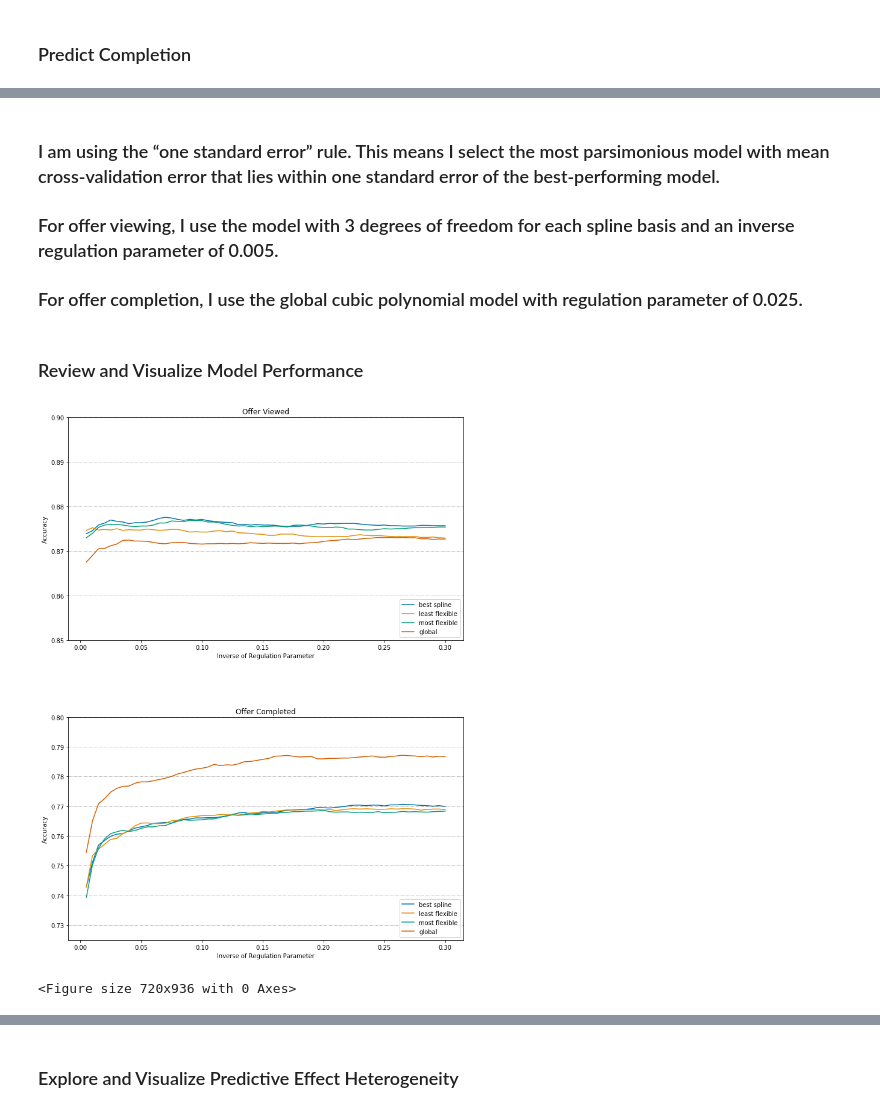
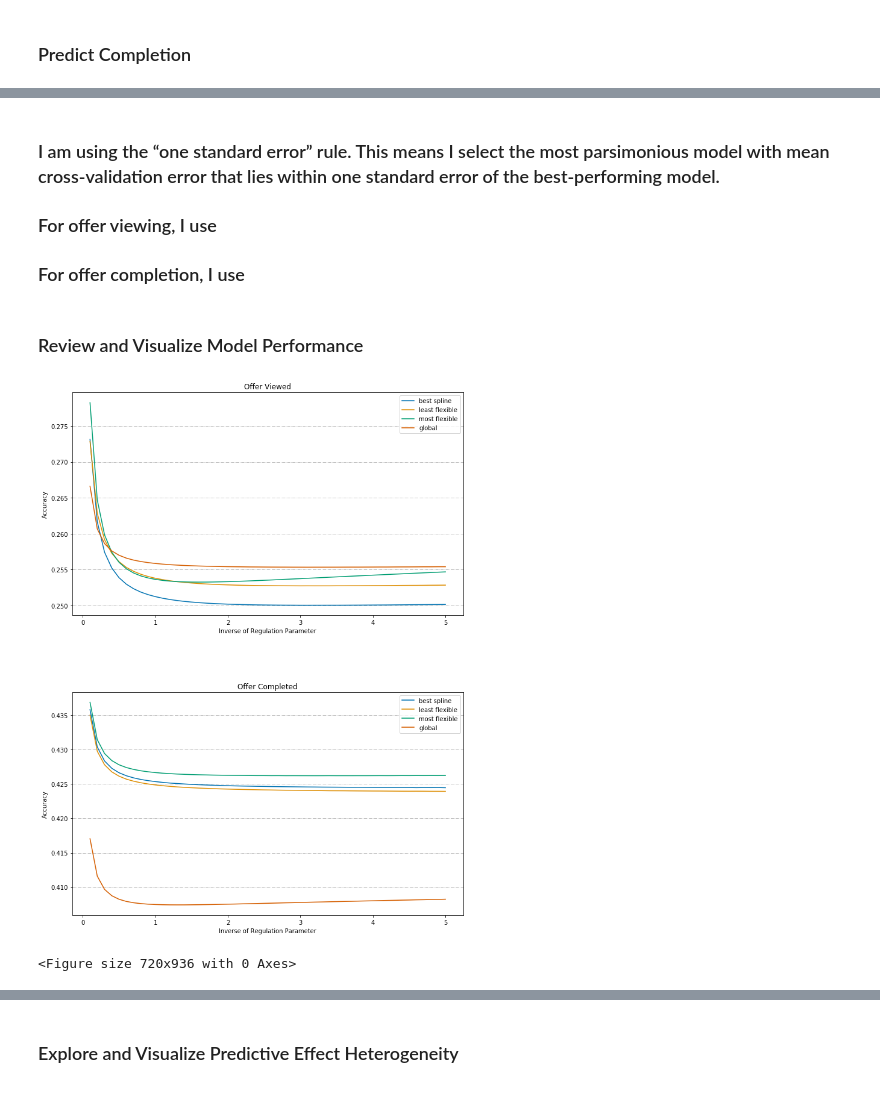
Before and after one commit to krisbitney/StarbucksCapstone, a Jupyter notebook: Estimates.ipynb, the cells around one changed output, grey strips where cells are left out. Cells and saved outputs as stored; diff of their text form; code cells hidden in the pictures.

```diff
--- a/Estimates.ipynb
+++ b/Estimates.ipynb
@@ -564,8 +525,8 @@ cv_viewed_res.sort_values('mean_test_score')
 # %%
 # grid search through regulation parameter with global polynomials
 # fit model
-cv_viewed_global = GridSearchCV(pipeline_global, cv=10, n_jobs=3, verbose=1, param_grid={
-    'logit__C': np.linspace(0.005, 0.3, 60)
+cv_viewed_global = GridSearchCV(pipeline_global, cv=10, n_jobs=3, verbose=1, scoring='neg_log_loss', param_grid={
+    'logit__C': np.linspace(0.1, 5, 50)
 })
 with parallel_backend('threading'):
     cv_viewed_global.fit(Xv_train, viewed_train)
@@ -626,15 +587,15 @@ df = df.dropna()
 completed = df.completed
 X = df.drop(columns=['viewed', 'completed'])
 # split train and test data sets
-Xc_train, Xc_test, completed_train, completed_test = train_test_split(X, completed, test_size=0.1, random_state=422)
+Xc_train, Xc_test, completed_train, completed_test = train_test_split(X, completed, test_size=0.2, random_state=422)
 # %%
 # grid search through spline flexibility and regulation parameter
 # fit model
-cv_completed = GridSearchCV(pipeline_spline, cv=10, n_jobs=3, verbose=1, param_grid={
+cv_completed = GridSearchCV(pipeline_spline, cv=10, n_jobs=3, verbose=1, scoring='neg_log_loss', param_grid={
     'splines__s1__df': [3, 4, 5, 6],
     'splines__s2__df': [3, 4, 5, 6],
     'splines__s3__df': [3, 4, 5, 6],
-    'logit__C': np.linspace(0.005, 0.3, 60)
+    'logit__C': np.linspace(0.1, 5, 50)
 })
 with parallel_backend('threading'):
     cv_completed.fit(Xc_train, completed_train)
@@ -702,8 +646,8 @@ cv_completed_res
 # %%
 # grid search through regulation parameter with global polynomials
 # fit model
-cv_completed_global = GridSearchCV(pipeline_global, cv=10, n_jobs=3, verbose=1, param_grid={
-    'logit__C': np.linspace(0.005, 0.3, 60)
+cv_completed_global = GridSearchCV(pipeline_global, cv=10, n_jobs=3, verbose=1, scoring='neg_log_loss', param_grid={
+    'logit__C': np.linspace(0.1, 5, 50)
 })
 with parallel_backend('threading'):
     cv_completed_global.fit(Xc_train, completed_train)
@@ -755,15 +699,15 @@ cv_completed_global_res.sort_values('param_logit__C')
 # %% [markdown]
 ### I am using the “one standard error” rule. This means I select the most parsimonious model with mean cross-validation error that lies within one standard error of the best-performing model.
 
-### For offer viewing, I use the model with 3 degrees of freedom for each spline basis and an inverse regulation parameter of 0.005.
+### For offer viewing, I use
 
-### For offer completion, I use the global cubic polynomial model with regulation parameter of 0.025.
+### For offer completion, I use
 # %% [markdown]
 ### Review and Visualize Model Performance
 # %%
-vval_best = cv_viewed_res[(cv_viewed_res.param_splines__s1__df == 6) &
-                            (cv_viewed_res.param_splines__s2__df == 4) &
-                            (cv_viewed_res.param_splines__s3__df == 6)]
+vval_best = cv_viewed_res[(cv_viewed_res.param_splines__s1__df == 4) &
+                            (cv_viewed_res.param_splines__s2__df == 3) &
+                            (cv_viewed_res.param_splines__s3__df == 4)]
 vval_least_flex = cv_viewed_res[(cv_viewed_res.param_splines__s1__df == 3) &
                             (cv_viewed_res.param_splines__s2__df == 3) &
                             (cv_viewed_res.param_splines__s3__df == 3)]
@@ -772,52 +716,50 @@ vval_most_flex = cv_viewed_res[(cv_viewed_res.param_splines__s1__df == 6) &
                             (cv_viewed_res.param_splines__s3__df == 6)]
 vval_global = cv_viewed_global_res
 cval_best = cv_completed_res[(cv_completed_res.param_splines__s1__df == 4) &
-                            (cv_completed_res.param_splines__s2__df == 3) &
-                            (cv_completed_res.param_splines__s3__df == 3)]
+                            (cv_completed_res.param_splines__s2__df == 6) &
+                            (cv_completed_res.param_splines__s3__df == 5)]
 cval_least_flex = cv_completed_res[(cv_completed_res.param_splines__s1__df == 3) &
                             (cv_completed_res.param_splines__s2__df == 3) &
                             (cv_completed_res.param_splines__s3__df == 3)]
 cval_most_flex = cv_completed_res[(cv_completed_res.param_splines__s1__df == 6) &
                             (cv_completed_res.param_splines__s2__df == 6) &
                             (cv_completed_res.param_splines__s3__df == 6)]
 cval_global = cv_completed_global_res
 
 sns.set_palette("colorblind")
 plt.rcParams["figure.figsize"] = (10, 13)
 fig = plt.Figure()
 
 ax1 = plt.subplot(2, 1, 1)
-sns.lineplot(vval_best.param_logit__C, vval_best.mean_test_score, ax=ax1, label='best spline')
-sns.lineplot(vval_least_flex.param_logit__C, vval_least_flex.mean_test_score, ax=ax1, label='least flexible')
-sns.lineplot(vval_most_flex.param_logit__C, vval_most_flex.mean_test_score, ax=ax1, label='most flexible')
-sns.lineplot(vval_global.param_logit__C, vval_global.mean_test_score, ax=ax1, label='global')
+sns.lineplot(vval_best.param_logit__C, -1 * vval_best.mean_test_score, ax=ax1, label='best spline')
+sns.lineplot(vval_least_flex.param_logit__C, -1 * vval_least_flex.mean_test_score, ax=ax1, label='least flexible')
+sns.lineplot(vval_most_flex.param_logit__C, -1 * vval_most_flex.mean_test_score, ax=ax1, label='most flexible')
+sns.lineplot(vval_global.param_logit__C, -1 * vval_global.mean_test_score, ax=ax1, label='global')
 
 plt.title('Offer Viewed', fontsize=12)
 plt.ylabel('Accuracy', fontsize=10)
 plt.xlabel('Inverse of Regulation Parameter\n\n\n\n\n\n', fontsize=10)
-plt.legend(loc=4)
-ax1.set_ylim([0.85, 0.9])
+plt.legend(loc=1)
 plt.grid(axis='y', linestyle='-.', zorder=1)
 
 ax2 = plt.subplot(2, 1, 2)
-sns.lineplot(cval_best.param_logit__C, cval_best.mean_test_score, ax=ax2, label='best spline')
-sns.lineplot(cval_least_flex.param_logit__C, cval_least_flex.mean_test_score, ax=ax2, label='least flexible')
-sns.lineplot(cval_most_flex.param_logit__C, cval_most_flex.mean_test_score, ax=ax2, label='most flexible')
-sns.lineplot(cval_global.param_logit__C, cval_global.mean_test_score, ax=ax2, label='global')
+sns.lineplot(cval_best.param_logit__C, -1 * cval_best.mean_test_score, ax=ax2, label='best spline')
+sns.lineplot(cval_least_flex.param_logit__C, -1 * cval_least_flex.mean_test_score, ax=ax2, label='least flexible')
+sns.lineplot(cval_most_flex.param_logit__C, -1 * cval_most_flex.mean_test_score, ax=ax2, label='most flexible')
+sns.lineplot(cval_global.param_logit__C, -1 * cval_global.mean_test_score, ax=ax2, label='global')
 plt.title('Offer Completed', fontsize=12)
 plt.ylabel('Accuracy', fontsize=10)
 plt.xlabel('Inverse of Regulation Parameter', fontsize=10)
-plt.legend(loc=4)
-ax2.set_ylim([0.725, 0.8])
+plt.legend(loc=1)
 plt.grid(axis='y', linestyle='-.', zorder=1)
 
 plt.tight_layout()
 fig = plt.gcf()
 plt.show()
 plt.draw()
 fig.savefig('graphs/cv.png', dpi=400, bbox_inches='tight')
 # %% [output]
-[figure, old version]
+[figure, new version]
 <Figure size 720x936 with 0 Axes>
 # %%
 # estimate selected models on the training data
```
Also changed, not shown: parts of 25 cells of this notebook, 16 other files.
